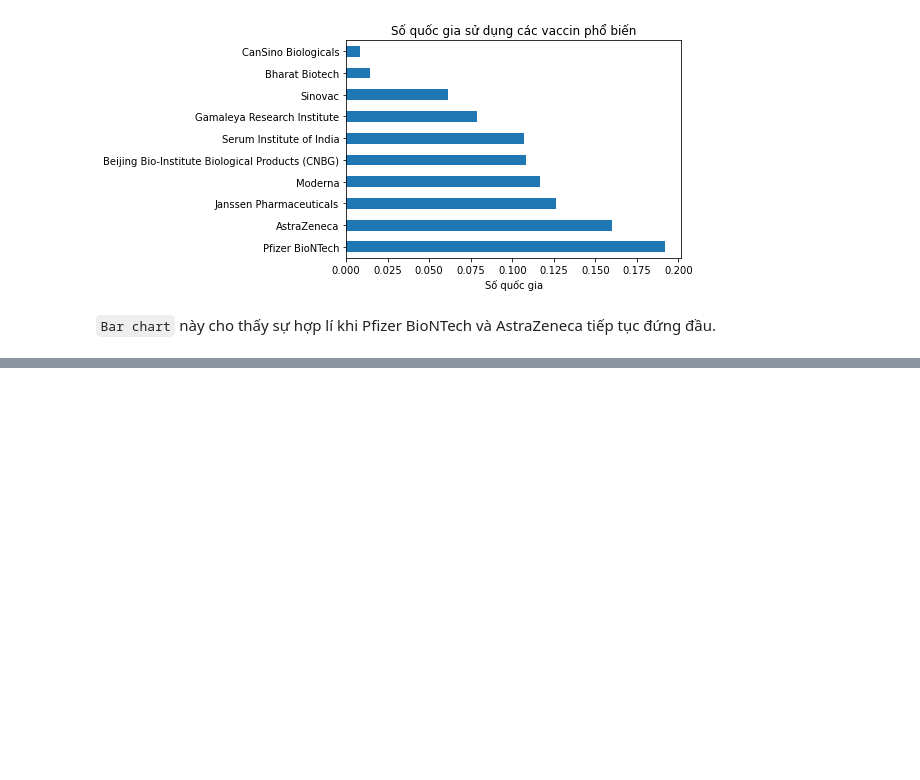
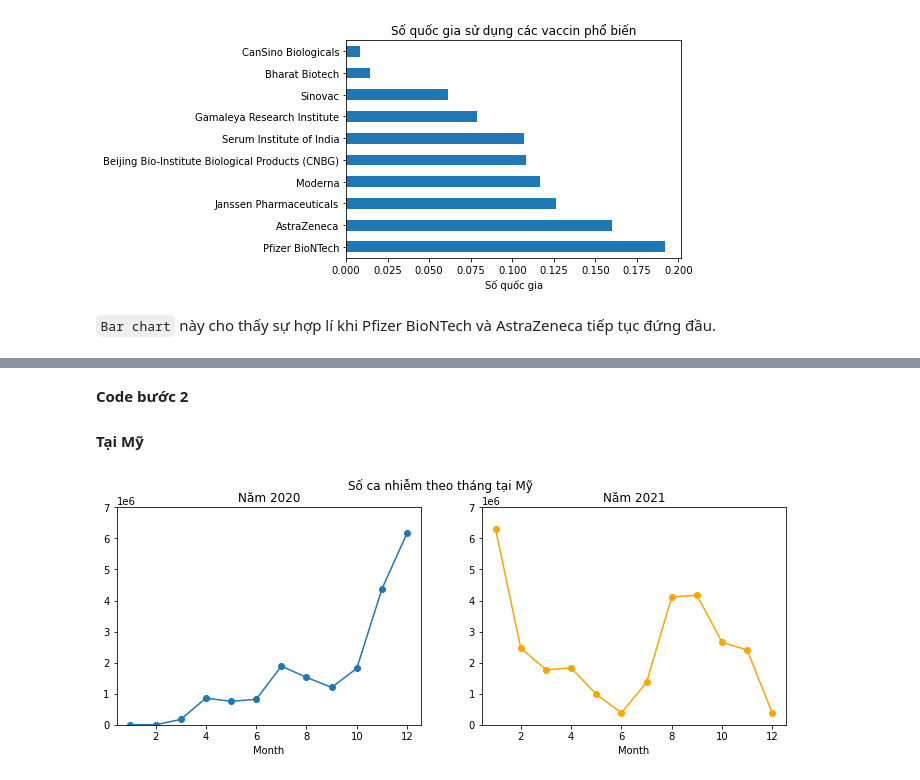
Before and after one commit to lavData/P4DS_Final_project, a Jupyter notebook: Khám phá dữ liệu.ipynb, the cells around one changed output, grey strips where cells are left out. Drawn from its saved outputs; the diff is of its cells as text; code cells hidden in the pictures; blank space fills up the shorter version.

```diff
--- a/Khám phá dữ liệu.ipynb
+++ b/Khám phá dữ liệu.ipynb
@@ -669,0 +903,9 @@ plt.title('Số quốc gia sử dụng các vaccin phổ biến');
+# %%
+df = global_df[(global_df['Country'] == 'United States of America')
+               | (global_df['Country'] == 'India')]
+
+df = df[['Country','New_cases','New_deaths','Month','Year']]
+df = df.groupby(['Country','Year','Month']).sum()
+covid_19_monthly = df.unstack(level = 1)
+
+covid_19_monthly.head(5)
@@ -669,0 +921,22 @@ plt.title('Số quốc gia sử dụng các vaccin phổ biến');
+# %% [markdown]
+**Code bước 2**
+
+#### **Tại Mỹ**
+# %%
+fig, axs = plt.subplots(1,2,figsize = (12,4))
+
+covid_19_monthly.loc['United States of America',
+                     ('New_cases',2020)].plot.line(marker = 'o',ax = axs[0])
+
+covid_19_monthly.loc['United States of America',
+                     ('New_cases',2021)].plot.line(marker = 'o',color = 'orange',ax = axs[1])
+
+axs[0].set_ylim(0,7e6)
+axs[1].set_ylim(0,7e6)
+plt.sca(axs[0])
+plt.title('Năm 2020')
+plt.sca(axs[1])
+plt.title('Năm 2021')
+plt.suptitle('Số ca nhiễm theo tháng tại Mỹ');
+# %% [output]
+[figure, added]
```
Also changed, not shown: parts of 120 cells of this notebook.
